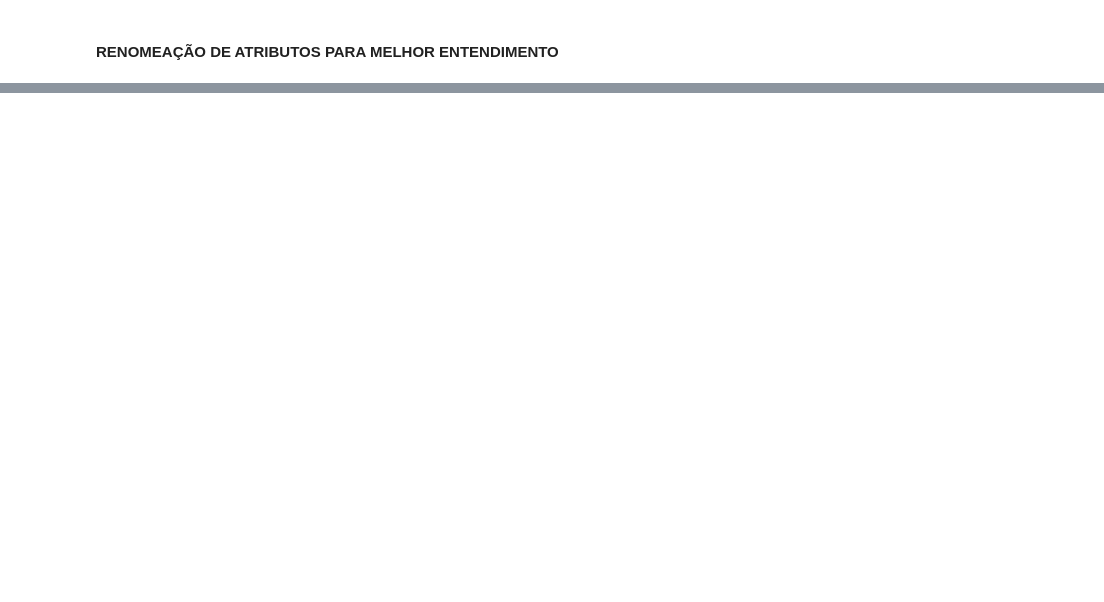
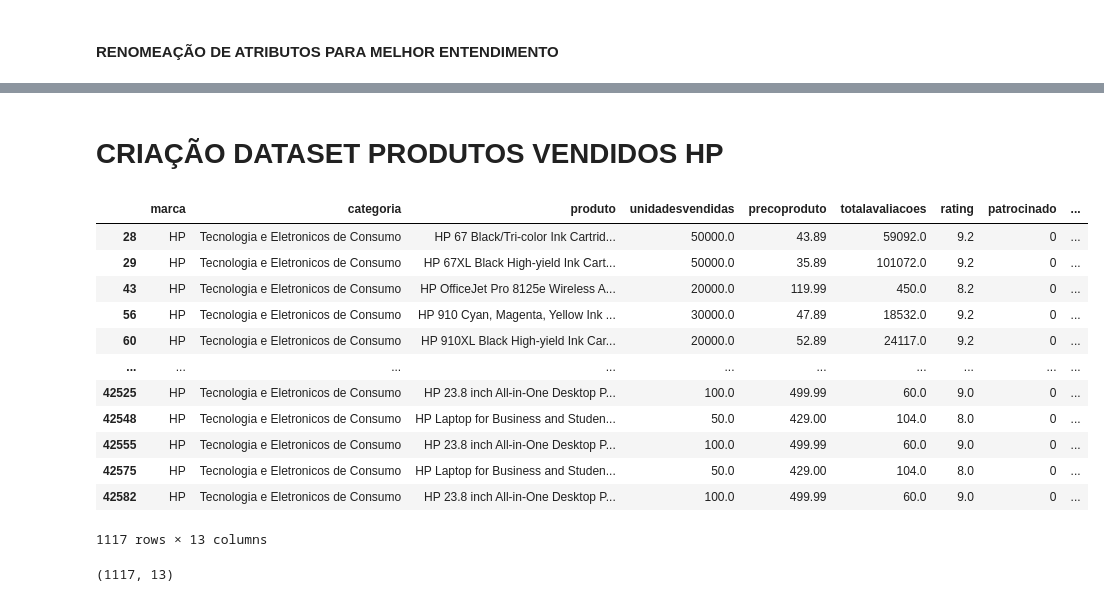
Before and after one commit to canasep/mackprojeto2, a Jupyter notebook: codes/PROJETO_APLICADO_2.ipynb, the cells around one changed output, grey strips where cells are left out. Saved outputs shown, nothing was run; the diff lists cells and outputs as text; code cells hidden in the pictures; blank space fills up the shorter version.

```diff
--- a/codes/PROJETO_APLICADO_2.ipynb
+++ b/codes/PROJETO_APLICADO_2.ipynb
@@ -517,0 +471,4 @@ df_consumer_electronics.head()
+# %%
+# CRIAÇÃO DO ATRIBUTO MARCA
+
+df["marca"] = df["produto"].str.split().str[0]
@@ -517,0 +534,5 @@ df_consumer_electronics.head()
+# %%
+# EXCLUSÃO DE PRODUTOS COM MENOS DE 10 VENDAS
+
+df = df[df["unidadesvendidas"] >= 10]
+print("Produtos com menos de dez unidades vendidas removidos.")
@@ -517,0 +563,7 @@ df_consumer_electronics.head()
+# %%
+# EXCLUSÃO DE MARCAS COM MENOS DE 10 PRODUTOS
+
+marca_counts = df["marca"].value_counts()
+marcas_to_keep = marca_counts[marca_counts >= 10].index
+df = df[df["marca"].isin(marcas_to_keep)]
+print("Marcas com menos de 10 produtos removidas.")
@@ -517,0 +853,3 @@ df_consumer_electronics.head()
+# %%
+df_tratado = df[['marca', 'categoria', 'produto', 'unidadesvendidas', 'precoproduto', 'totalavaliacoes', 'rating', 'patrocinado', 'certproduto', 'cupomdesconto', 'compradireta', 'maisvendido', 'amazonchoice']]
+print("Dataset tratado criado com as colunas selecionadas.")
@@ -517,0 +867,24 @@ df_consumer_electronics.head()
+# %% [markdown]
+# CRIAÇÃO DATASET PRODUTOS VENDIDOS HP
+# %%
+# CRIACAO DATASET HP - PRODUTOS VENDIDOS
+df_hp = df_tratado[df_tratado["marca"] == "HP"]
+display(df_hp)
+# %% [output]
+|  | marca | categoria | produto | unidadesvendidas | precoproduto | totalavaliacoes | rating | patrocinado | ... |
+| 28 | HP | Tecnologia e Eletronicos de Consumo | HP 67 Black/Tri-color Ink Cartrid... | 50000.0 | 43.89 | 59092.0 | 9.2 | 0 | ... |
+| 29 | HP | Tecnologia e Eletronicos de Consumo | HP 67XL Black High-yield Ink Cart... | 50000.0 | 35.89 | 101072.0 | 9.2 | 0 | ... |
+| 43 | HP | Tecnologia e Eletronicos de Consumo | HP OfficeJet Pro 8125e Wireless A... | 20000.0 | 119.99 | 450.0 | 8.2 | 0 | ... |
+| 56 | HP | Tecnologia e Eletronicos de Consumo | HP 910 Cyan, Magenta, Yellow Ink ... | 30000.0 | 47.89 | 18532.0 | 9.2 | 0 | ... |
+| 60 | HP | Tecnologia e Eletronicos de Consumo | HP 910XL Black High-yield Ink Car... | 20000.0 | 52.89 | 24117.0 | 9.2 | 0 | ... |
+| ... | ... | ... | ... | ... | ... | ... | ... | ... | ... |
+| 42525 | HP | Tecnologia e Eletronicos de Consumo | HP 23.8 inch All-in-One Desktop P... | 100.0 | 499.99 | 60.0 | 9.0 | 0 | ... |
+| 42548 | HP | Tecnologia e Eletronicos de Consumo | HP Laptop for Business and Studen... | 50.0 | 429.00 | 104.0 | 8.0 | 0 | ... |
+| 42555 | HP | Tecnologia e Eletronicos de Consumo | HP 23.8 inch All-in-One Desktop P... | 100.0 | 499.99 | 60.0 | 9.0 | 0 | ... |
+| 42575 | HP | Tecnologia e Eletronicos de Consumo | HP Laptop for Business and Studen... | 50.0 | 429.00 | 104.0 | 8.0 | 0 | ... |
+| 42582 | HP | Tecnologia e Eletronicos de Consumo | HP 23.8 inch All-in-One Desktop P... | 100.0 | 499.99 | 60.0 | 9.0 | 0 | ... |
+1117 rows × 13 columns
+# %%
+df_hp.shape
+# %% [output]
+(1117, 13)
```
Also changed, not shown: parts of 89 cells of this notebook.
